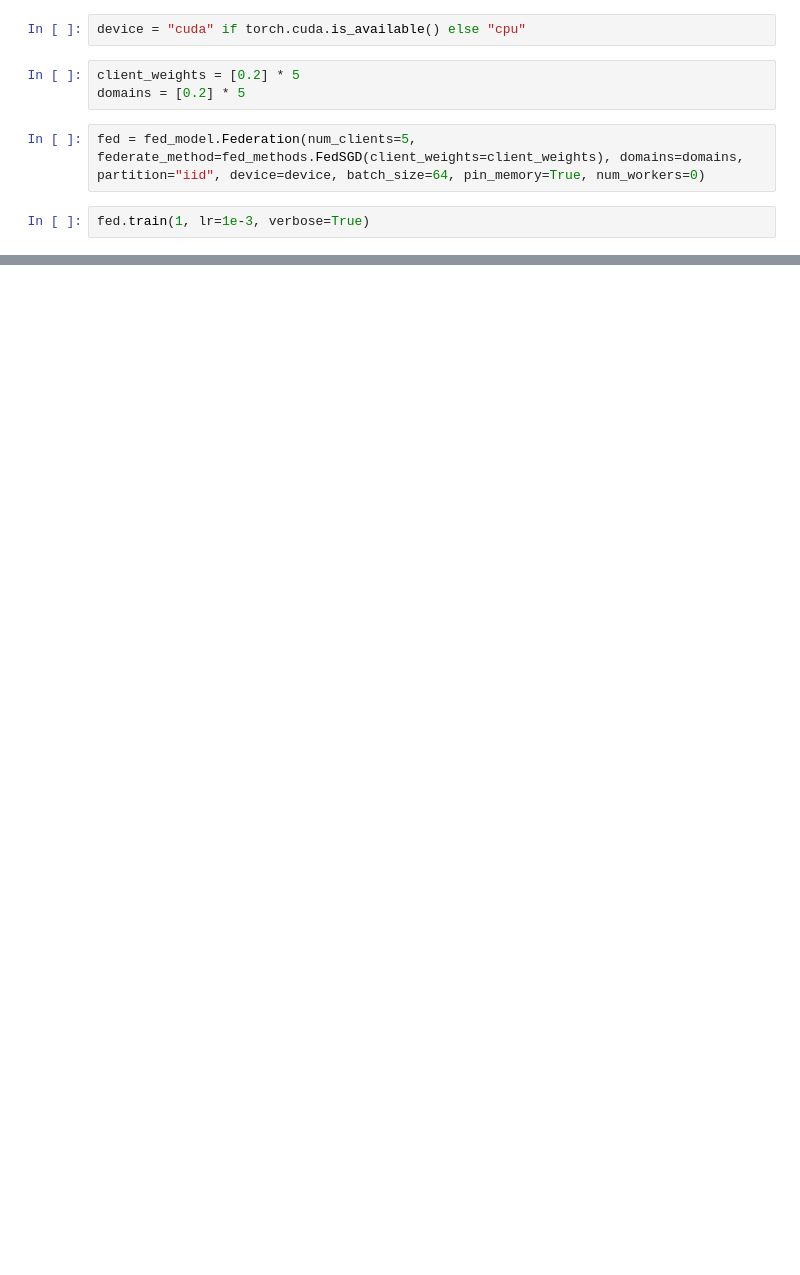
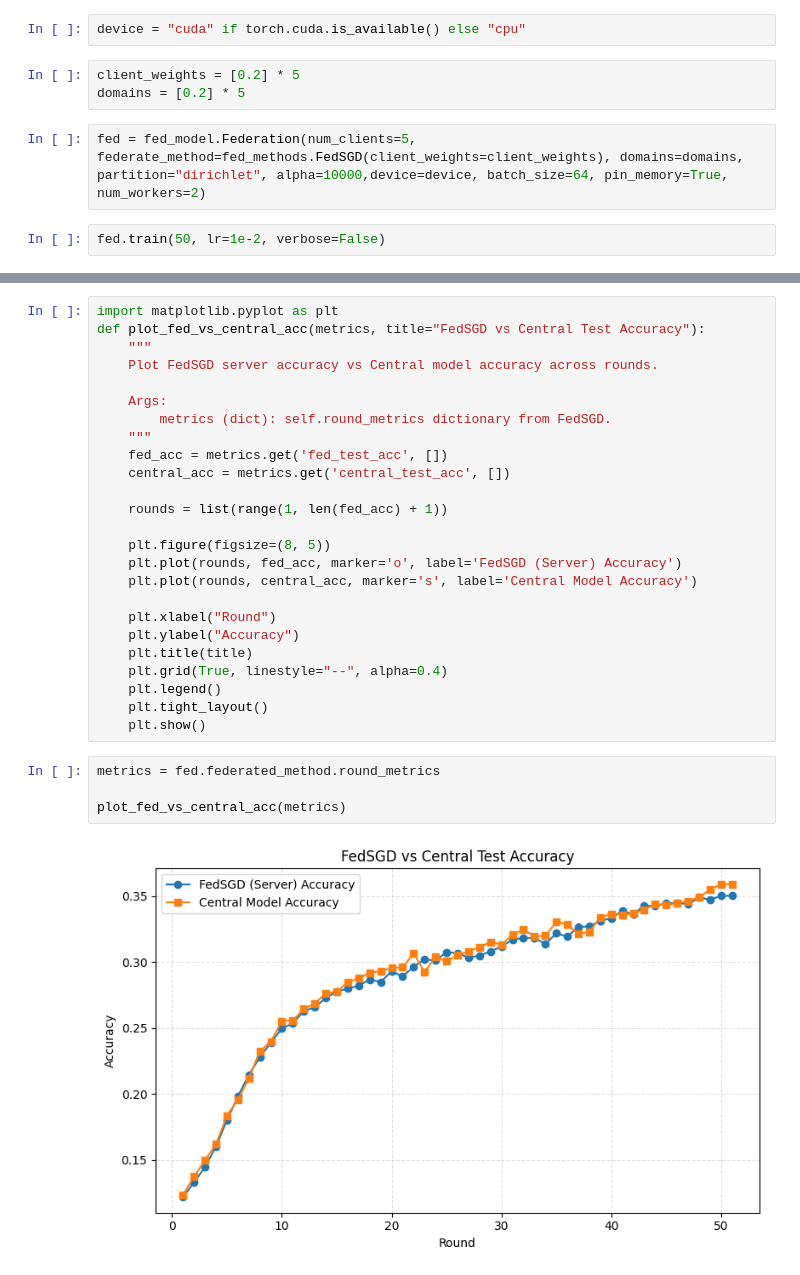
Before and after one commit to Zapy67/ATML-PA-4, a Jupyter notebook: task1.ipynb, the cells around one changed output, grey strips where cells are left out. Drawn from its saved outputs; the diff is of its cells as text; blank space fills up the shorter version.

```diff
--- a/task1.ipynb
+++ b/task1.ipynb
@@ -67,7 +79,7 @@ device = "cuda" if torch.cuda.is_available() else "cpu"
 client_weights = [0.2] * 5
 domains = [0.2] * 5
 # %%
-fed = fed_model.Federation(num_clients=5, federate_method=fed_methods.FedSGD(client_weights=client_weights), domains=domains, partition="iid", device=device, batch_size=64, pin_memory=True, num_workers=0)
+fed = fed_model.Federation(num_clients=5, federate_method=fed_methods.FedSGD(client_weights=client_weights), domains=domains, partition="dirichlet", alpha=10000,device=device, batch_size=64, pin_memory=True, num_workers=2)
 # %%
-fed.train(1, lr=1e-3, verbose=True)
+fed.train(50, lr=1e-2, verbose=False)
 # %% [output]
@@ -79,0 +154,31 @@ Error:
+# %%
+import matplotlib.pyplot as plt
+def plot_fed_vs_central_acc(metrics, title="FedSGD vs Central Test Accuracy"):
+    """
+    Plot FedSGD server accuracy vs Central model accuracy across rounds.
+
+    Args:
+        metrics (dict): self.round_metrics dictionary from FedSGD.
+    """
+    fed_acc = metrics.get('fed_test_acc', [])
+    central_acc = metrics.get('central_test_acc', [])
+
+    rounds = list(range(1, len(fed_acc) + 1))
+
+    plt.figure(figsize=(8, 5))
+    plt.plot(rounds, fed_acc, marker='o', label='FedSGD (Server) Accuracy')
+    plt.plot(rounds, central_acc, marker='s', label='Central Model Accuracy')
+
+    plt.xlabel("Round")
+    plt.ylabel("Accuracy")
+    plt.title(title)
+    plt.grid(True, linestyle="--", alpha=0.4)
+    plt.legend()
+    plt.tight_layout()
+    plt.show()
+# %%
+metrics = fed.federated_method.round_metrics
+
+plot_fed_vs_central_acc(metrics)
+# %% [output]
+[figure, added]
```
Also changed, not shown: parts of 5 cells of this notebook.
